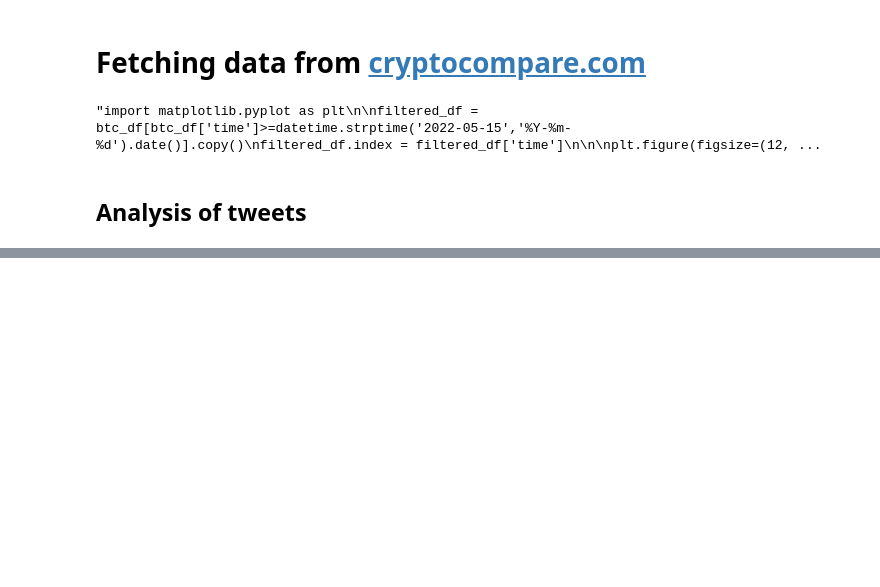
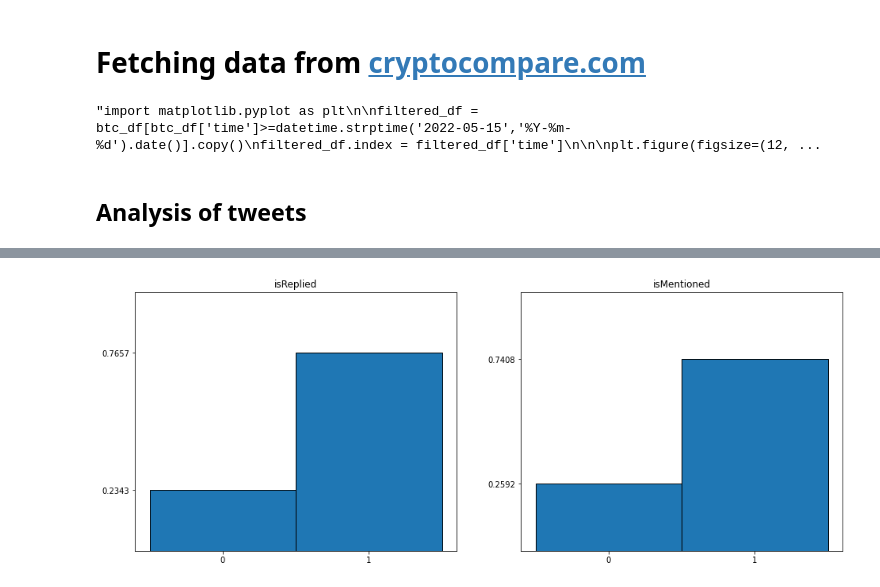
Before and after one commit to Mierva/ElonsCryptoEffect, a Jupyter notebook: main.ipynb, the cells around one changed output, grey strips where cells are left out. Saved outputs shown, nothing was run; the diff lists cells and outputs as text; code cells hidden in the pictures; blank space fills up the shorter version.

```diff
--- a/main.ipynb
+++ b/main.ipynb
@@ -352,0 +352,18 @@ str_to_datetime(input_str)
+# %%
+def plot_binary(col_names, plot_size=(16,6)):
+    fig,ax = plt.subplots(ncols=len(col_names))
+    fig.set_size_inches(plot_size)
+
+    for i in range(len(col_names)):
+        freqs, bins, _ = ax[i].hist(new_df[col_names[i]].values, weights=np.ones(len(new_df))/len(new_df), bins=2, edgecolor='black')
+        ax[i].set_title(col_names[i])
+
+        bin_centers = 0.5 * (bins[:-1] + bins[1:])
+        ax[i].set_xticks(bin_centers, [0,1])
+        ax[i].set_yticks(freqs)
+        ax[i].set_ylim([0,1])
+
+
+plot_binary(['isReplied','isMentioned'])
+# %% [output]
+[figure, added]
```
Also changed, not shown: parts of 8 cells of this notebook.
